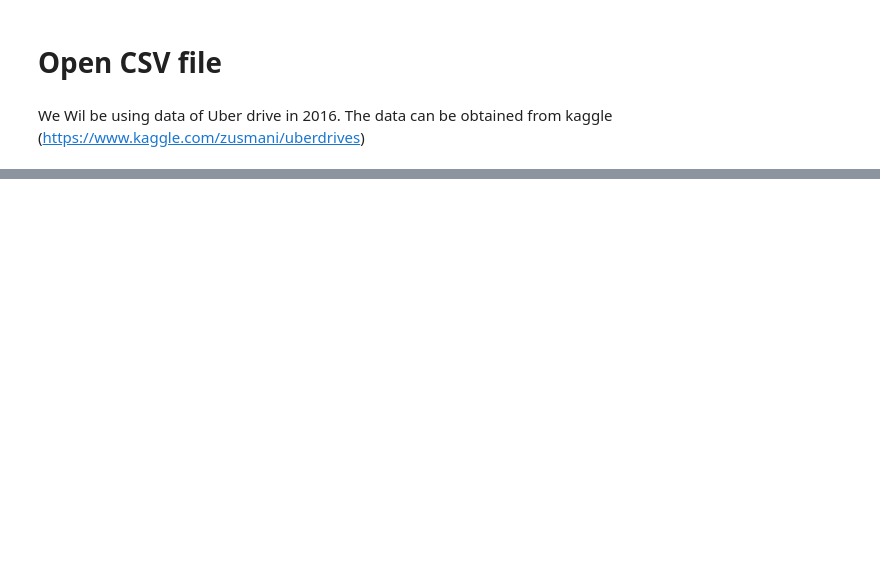
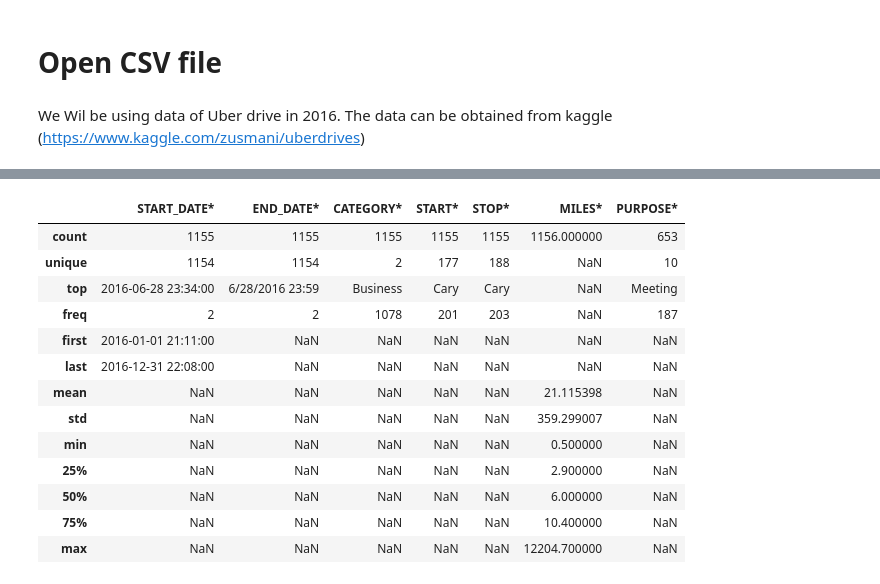
Before and after one commit to arisugiharto/Intermediate_python_batch16, a Jupyter notebook: Materi 3.2 - Pandas - Open CSV file.ipynb, the cells around one changed output, grey strips where cells are left out. Drawn from its saved outputs; the diff is of its cells as text; code cells hidden in the pictures; blank space fills up the shorter version.

```diff
--- a/Materi 3.2 - Pandas - Open CSV file.ipynb
+++ b/Materi 3.2 - Pandas - Open CSV file.ipynb
@@ -6,6 +11,6 @@ We Wil be using data of Uber drive in 2016. The data can be obtained from kaggle
 # if file is .txt and .csv open with pd.read_csv function
 # if file is excel open with pd.read_xlsx
 
-data = pd.read_csv("pandas/My Uber Drives - 2016.csv")
+data = pd.read_csv("My Uber Drives - 2016.csv")
 data
 # %% [output]
@@ -12,0 +140,8 @@ NameError: name 'pd' is not defined
+# %%
+data["START_DATE*"] = pd.to_datetime(data["START_DATE*"],format='%m/%d/%Y %H:%M')
+
+
+#error tersebut muncul karena pada data set ada 'totals' pada kolom START_DATE, sehingga system tdk dapat merubah
+#jadi harus menggunakan format 'coerce', yg akan merubah kolom 'totals' menjadi NAT
+# errors: 'str' = 'raise',
+#- If 'coerce', then invalid parsing will be set as NaT.
@@ -12,0 +150,3 @@ NameError: name 'pd' is not defined
+# %%
+data["START_DATE*"] = pd.to_datetime(data["START_DATE*"],format='%m/%d/%Y %H:%M', errors = 'coerce')
+data.dtypes
@@ -12,0 +197,19 @@ NameError: name 'pd' is not defined
+# %%
+# Jika ingin menampilkan keseluruhan data yg ada di data set
+# yang tidak bisa di tampilkan nilainya dari data set tersebut akan di tunjukan dalam bentuk NaN
+data.describe(include = 'all')
+# %% [output]
+|  | START_DATE* | END_DATE* | CATEGORY* | START* | STOP* | MILES* | PURPOSE* |
+| count | 1155 | 1155 | 1155 | 1155 | 1155 | 1156.000000 | 653 |
+| unique | 1154 | 1154 | 2 | 177 | 188 | NaN | 10 |
+| top | 2016-06-28 23:34:00 | 6/28/2016 23:59 | Business | Cary | Cary | NaN | Meeting |
+| freq | 2 | 2 | 1078 | 201 | 203 | NaN | 187 |
+| first | 2016-01-01 21:11:00 | NaN | NaN | NaN | NaN | NaN | NaN |
+| last | 2016-12-31 22:08:00 | NaN | NaN | NaN | NaN | NaN | NaN |
+| mean | NaN | NaN | NaN | NaN | NaN | 21.115398 | NaN |
+| std | NaN | NaN | NaN | NaN | NaN | 359.299007 | NaN |
+| min | NaN | NaN | NaN | NaN | NaN | 0.500000 | NaN |
+| 25% | NaN | NaN | NaN | NaN | NaN | 2.900000 | NaN |
+| 50% | NaN | NaN | NaN | NaN | NaN | 6.000000 | NaN |
+| 75% | NaN | NaN | NaN | NaN | NaN | 10.400000 | NaN |
+| max | NaN | NaN | NaN | NaN | NaN | 12204.700000 | NaN |
```
Also changed, not shown: parts of 24 cells of this notebook, 3 other files.
